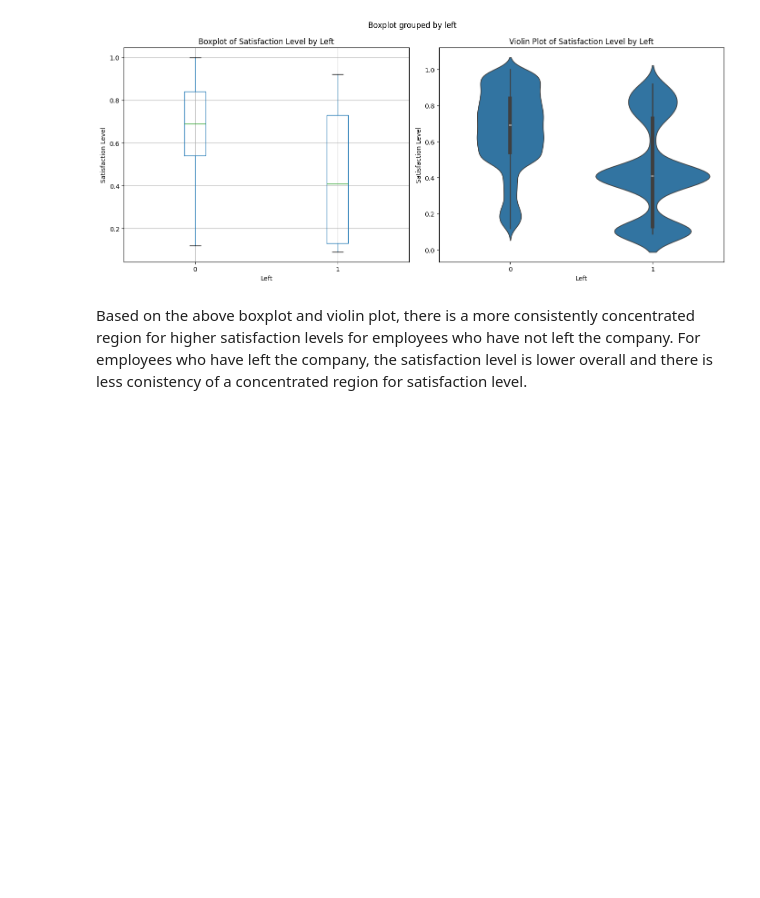
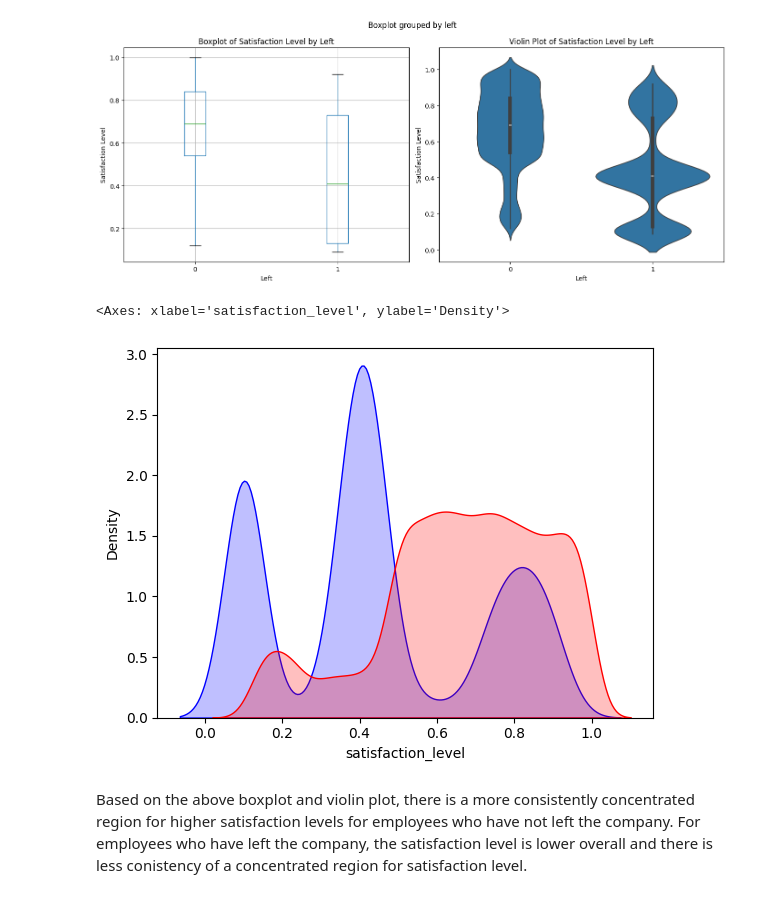
Before and after one commit to mikerob22/imbalanced_project, a Jupyter notebook: notebooks/informal.ipynb, the cells around one changed output. Saved outputs shown, nothing was run; the diff lists cells and outputs as text; code cells hidden in the pictures; blank space fills up the shorter version.

```diff
--- a/notebooks/informal.ipynb
+++ b/notebooks/informal.ipynb
@@ -56,5 +56,5 @@ Current working directory: c:\Users\MJR0X3R\DataScienceProjects\imbalanced_proje
 # %%
-data = pd.read_csv('../data/raw/turnover.csv')
+data = pd.read_csv('data/raw/turnover.csv')
 data
 # %% [output]
 |  | satisfaction_level | last_evaluation | number_project | average_montly_hours | time_spend_company | ... |
@@ -139,6 +139,12 @@ plt.tight_layout()
 plt.show()
 # %% [output]
 [figure]
+# %%
+sns.kdeplot(data[data['left']==1]['satisfaction_level'], color='blue', fill=True)
+sns.kdeplot(data[data['left']==0]['satisfaction_level'], color='red', fill=True)
+# %% [output]
+<Axes: xlabel='satisfaction_level', ylabel='Density'>
+[figure, added]
 # %% [markdown]
 Based on the above boxplot and violin plot, there is a more consistently concentrated region for higher satisfaction levels for employees who have not left the company. For employees who have left the company, the satisfaction level is lower overall and there is less conistency of a concentrated region for satisfaction level.
 # %%
```
Also changed, not shown: parts of 6 cells of this notebook, 22 other files.
